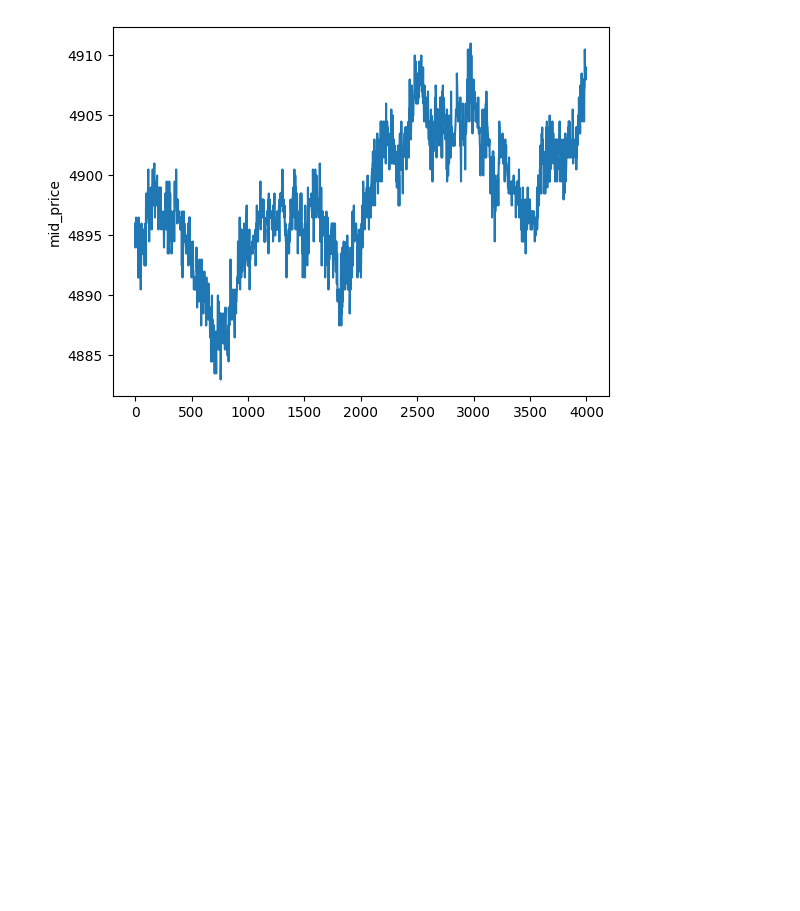
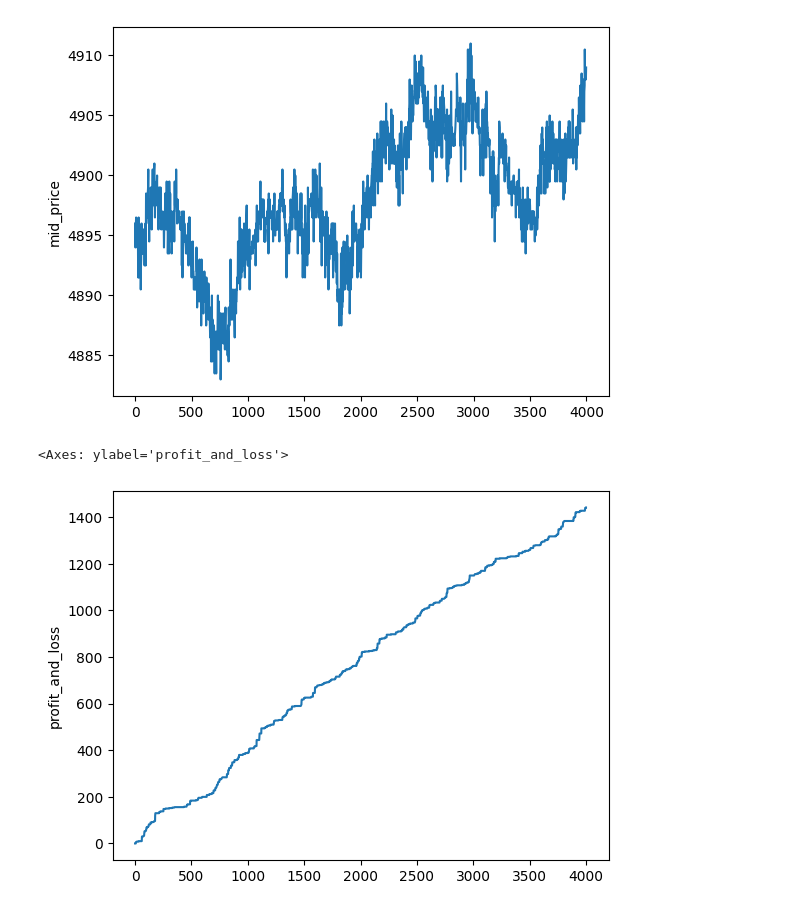
Before and after one commit to AjitSivakumar/IMC-Prosperity, a Jupyter notebook: Analysis/Visualization_S3.ipynb, the cells around one changed output. Cells and saved outputs as stored; diff of their text form; code cells hidden in the pictures; blank space fills up the shorter version.

```diff
--- a/Visualization_S3.ipynb
+++ b/Analysis/Visualization_S3.ipynb
@@ -33,3 +37,8 @@ sb.lineplot(data = bananas.mid_price)
 # %% [output]
 <Axes: ylabel='mid_price'>
 [figure]
+# %%
+sb.lineplot(data = pearls.profit_and_loss)
+# %% [output]
+<Axes: ylabel='profit_and_loss'>
+[figure, added]
```
Also changed, not shown: parts of 3 cells of this notebook, 6 other files.
